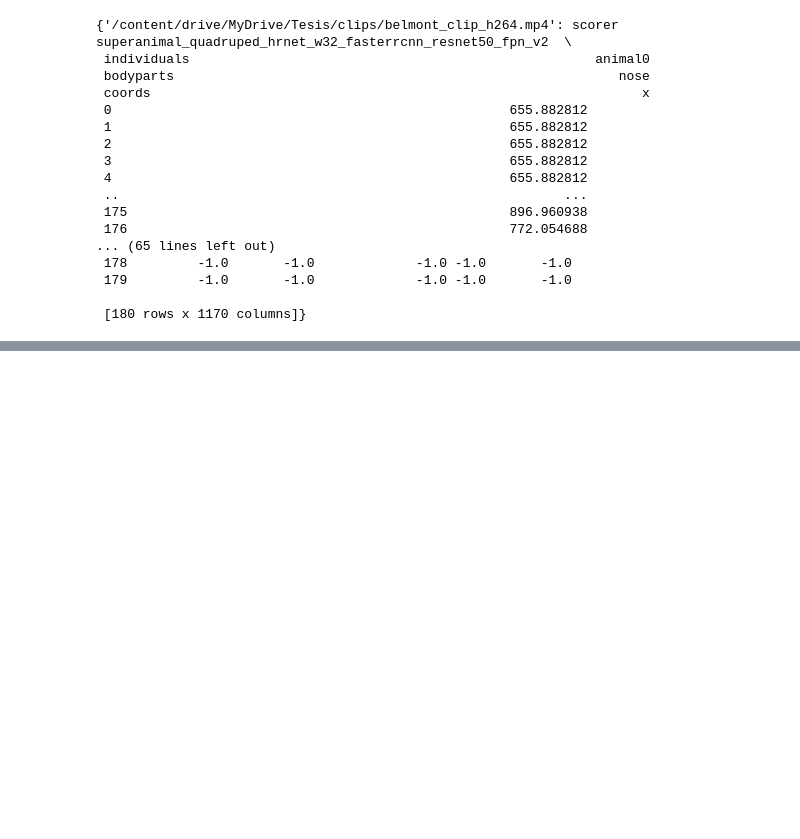
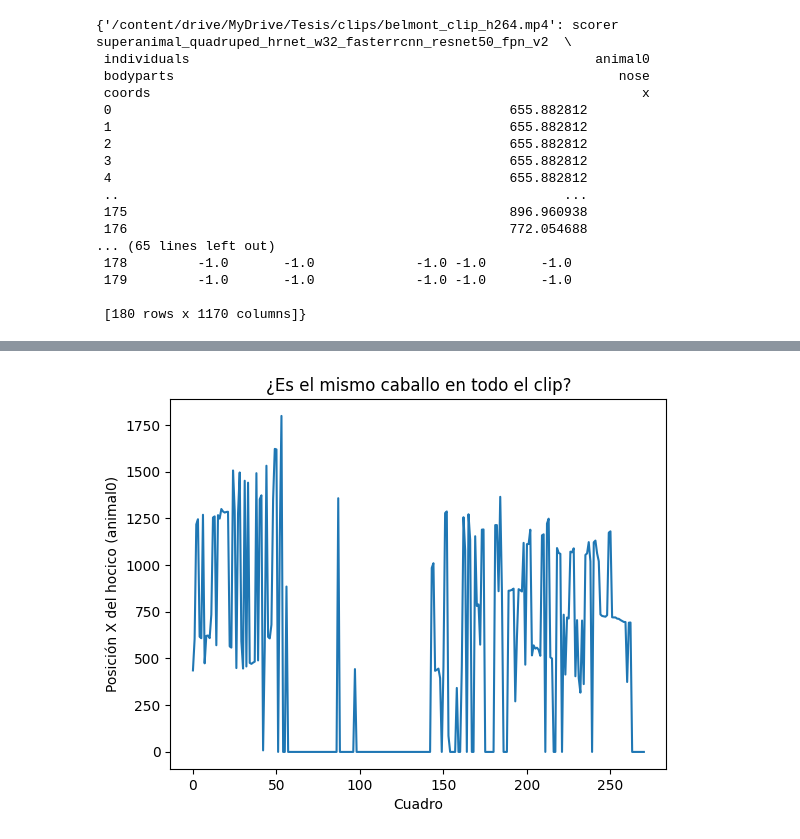
Before and after one commit to nachocabra/tesis-biomecanica-caballos, a Jupyter notebook: tesis_pipeline_pose_estimation.ipynb, the cells around one changed output, grey strips where cells are left out. Drawn from its saved outputs; the diff is of its cells as text; code cells hidden in the pictures; blank space fills up the shorter version.

```diff
--- a/tesis_pipeline_pose_estimation.ipynb
+++ b/tesis_pipeline_pose_estimation.ipynb
@@ -464,0 +949,13 @@ Video with predictions was saved as /content/drive/MyDrive/Tesis/resultados/prue
+# %%
+import matplotlib.pyplot as plt
+
+df = pd.read_hdf(f'{base}/resultados/prueba3_gulfstream_adapt/gulfstream_clip_superanimal_quadruped_hrnet_w32_fasterrcnn_resnet50_fpn_v2.h5')
+x_nose = df.xs(('animal0', 'nose', 'x'), level=('individuals', 'bodyparts', 'coords'), axis=1)
+
+plt.plot(x_nose)
+plt.xlabel('Cuadro')
+plt.ylabel('Posición X del hocico (animal0)')
+plt.title('¿Es el mismo caballo en todo el clip?')
+plt.show()
+# %% [output]
+[figure, added]
```
Also changed, not shown: parts of 20 cells of this notebook.
